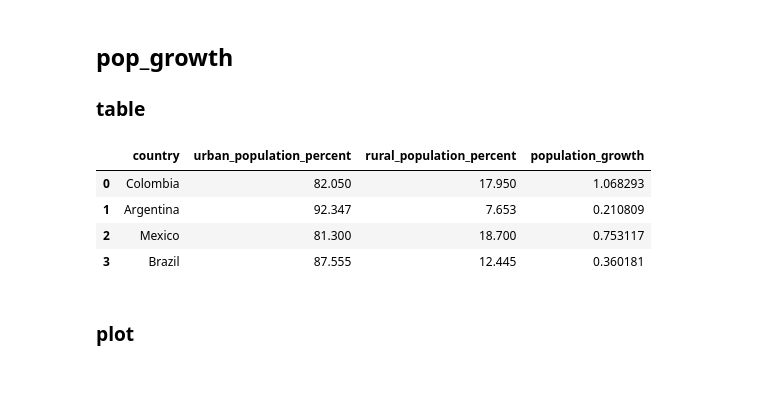
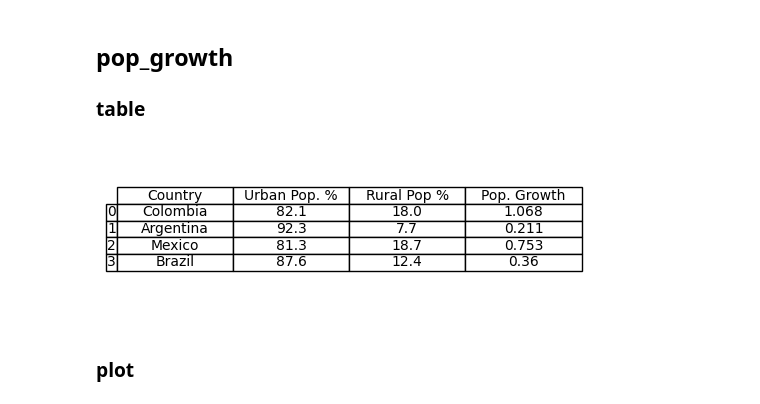
Before and after one commit to machristians/qtm350-final, a Jupyter notebook: scripts/figures.ipynb, the cells around one changed output. Saved outputs shown, nothing was run; the diff lists cells and outputs as text; code cells hidden in the pictures.

```diff
--- a/scripts/figures.ipynb
+++ b/scripts/figures.ipynb
@@ -148,25 +160,29 @@ plt.savefig('../figures/pop_decline.png')
 # %%
 # SQL query
 query = """
 SELECT
     country,
-    urban_population_percent,
-    rural_population_percent,
-    population_growth
+    ROUND(urban_population_percent, 1) AS urban_population_percent,
+    ROUND(rural_population_percent, 1) AS rural_population_percent,
+    ROUND(population_growth, 3) AS population_growth
 FROM wdi_data
 WHERE
     urban_population_percent IS NOT NULL
     AND population_growth IS NOT NULL
 """
 df4 = pd.read_sql_query(query, conn)
 
-display(pd.read_sql(query, conn))
+# save an image of the table:
+fig, ax = plt.subplots(figsize = (6,2))
+ax.axis("off")
+table = ax.table(cellText = df4.values,
+                 colLabels = ["Country", "Urban Pop. %", "Rural Pop %", "Pop. Growth"],
+                 rowLabels = df4.index,
+                 loc = "center",
+                 cellLoc = "center")
+plt.savefig("../figures/pg_tab.png")
 # %% [output]
-|  | country | urban_population_percent | rural_population_percent | population_growth |
-| 0 | Colombia | 82.050 | 17.950 | 1.068293 |
-| 1 | Argentina | 92.347 | 7.653 | 0.210809 |
-| 2 | Mexico | 81.300 | 18.700 | 0.753117 |
-| 3 | Brazil | 87.555 | 12.445 | 0.360181 |
+[figure, added]
 # %% [markdown]
 ### plot
 # %%
```
Also changed, not shown: parts of 4 cells of this notebook, 46 other files.
